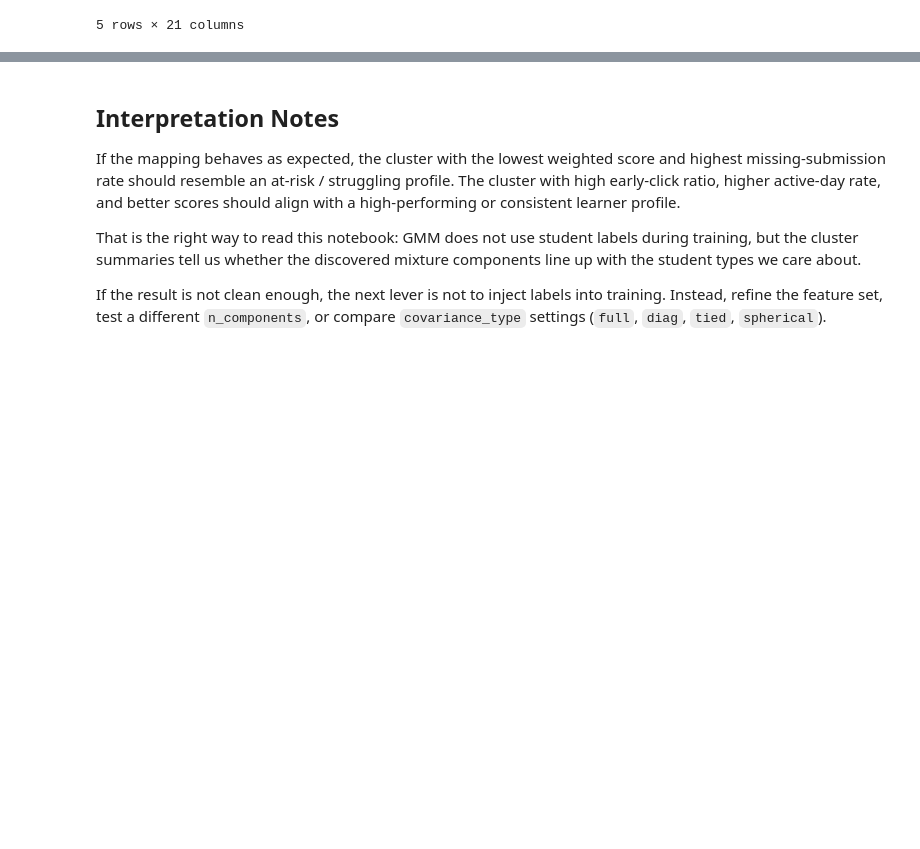
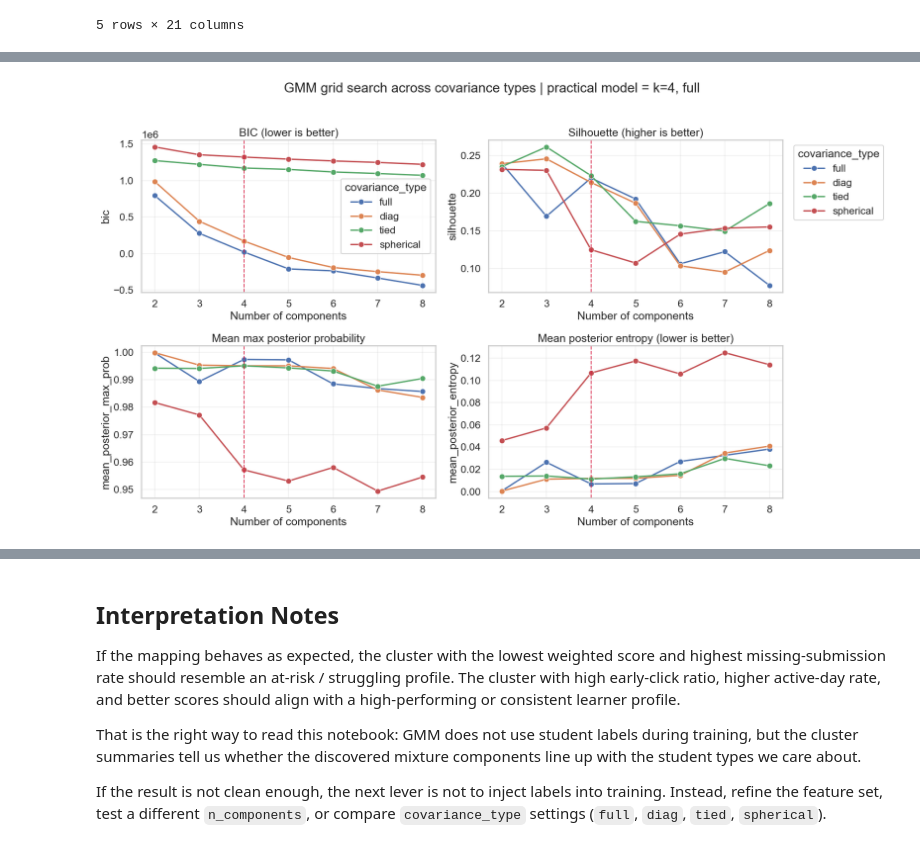
Before and after one commit to AfafKhadraoui/Student-Learning-Behavior-Clustering-Profiling, a Jupyter notebook: notebooks/06_gmm_clustering.ipynb, the cells around one changed output, grey strips where cells are left out. Saved outputs shown, nothing was run; the diff lists cells and outputs as text; code cells hidden in the pictures; blank space fills up the shorter version.

```diff
--- a/notebooks/06_gmm_clustering.ipynb
+++ b/notebooks/06_gmm_clustering.ipynb
@@ -132,0 +444,92 @@ gmm_search
+# %%
+gmm_search = sweep_gmm_models(
+    X_scaled,
+    component_range=range(2, 9),
+    covariance_types=('full', 'diag', 'tied', 'spherical'),
+    random_state=42,
+    n_init=20,
+    reg_covar=1e-6,
+    silhouette_sample_size=5000,
+)
+
+bic_winner = gmm_search.sort_values(
+    by=['bic', 'silhouette', 'mean_posterior_max_prob', 'mean_posterior_entropy', 'n_components'],
+    ascending=[True, False, False, True, True],
+).iloc[0]
+
+practical_pool = gmm_search[
+    gmm_search['n_components'].between(4, 5)
+    & gmm_search['covariance_type'].isin(['full', 'diag'])
+].copy()
+if practical_pool.empty:
+    practical_pool = gmm_search[gmm_search['n_components'] >= 3].copy()
+
+best_row = practical_pool.sort_values(
+    by=['silhouette', 'mean_posterior_max_prob', 'mean_posterior_entropy', 'bic', 'n_components'],
+    ascending=[False, False, True, True, True],
+).iloc[0]
+best_row = select_best_k(gmm_search, w_bic=0.5, w_sil=0.3, w_post=0.2)
+best_n_components = 4
+best_covariance_type = 'full'
+
+print('Top GMM configurations after robustness filtering:')
+display(
+    gmm_search.head(12).loc[:, [
+        'n_components',
+        'covariance_type',
+        'bic',
+        'aic',
+        'silhouette',
+        'calinski_harabasz',
+        'davies_bouldin',
+        'mean_posterior_max_prob',
+        'mean_posterior_entropy',
+        'min_cluster_share',
+        'converged',
+        'n_iter',
+    ]].round(4)
+)
+
+print(
+    f"\nBIC champion: k={int(bic_winner['n_components'])}, covariance_type='{bic_winner['covariance_type']}'"
+    f" | BIC={bic_winner['bic']:.1f} | silhouette={bic_winner['silhouette']:.4f}"
+)
+print(
+    f"Practical report model: k={best_n_components}, covariance_type='{best_covariance_type}'"
+    f" | silhouette={best_row['silhouette']:.4f} | mean max posterior={best_row['mean_posterior_max_prob']:.4f}"
+)
+
+fig, axes = plt.subplots(2, 2, figsize=(18, 10))
+plot_metrics = [
+    ('bic', 'BIC (lower is better)'),
+    ('silhouette', 'Silhouette (higher is better)'),
+    ('mean_posterior_max_prob', 'Mean max posterior probability'),
+    ('mean_posterior_entropy', 'Mean posterior entropy (lower is better)'),
+]
+
+for ax, (metric, title) in zip(axes.ravel(), plot_metrics):
+    sns.lineplot(
+        data=gmm_search,
+        x='n_components',
+        y=metric,
+        hue='covariance_type',
+        marker='o',
+        ax=ax,
+    )
+    ax.axvline(best_n_components, color='crimson', ls='--', lw=1.5, alpha=0.8)
+    ax.set_title(title)
+    ax.set_xlabel('Number of components')
+    ax.grid(True, alpha=0.25)
+    if ax.legend_ is not None and metric != 'bic':
+        ax.legend_.remove()
+
+axes[0, 1].legend(title='covariance_type', bbox_to_anchor=(1.02, 1), loc='upper left')
+fig.suptitle(
+    f'GMM grid search across covariance types | practical model = k={best_n_components}, {best_covariance_type}',
+    y=1.02,
+)
+plt.tight_layout()
+
+gmm_search.to_csv(MODELS_DIR / 'gmm_search.csv', index=False)
+print(f'Saved search table to: {MODELS_DIR / "gmm_search.csv"}')
+# %% [output]
@@ -132,0 +554 @@ gmm_search
+[figure, added]
```
Also changed, not shown: parts of 28 cells of this notebook, 10 other files.
